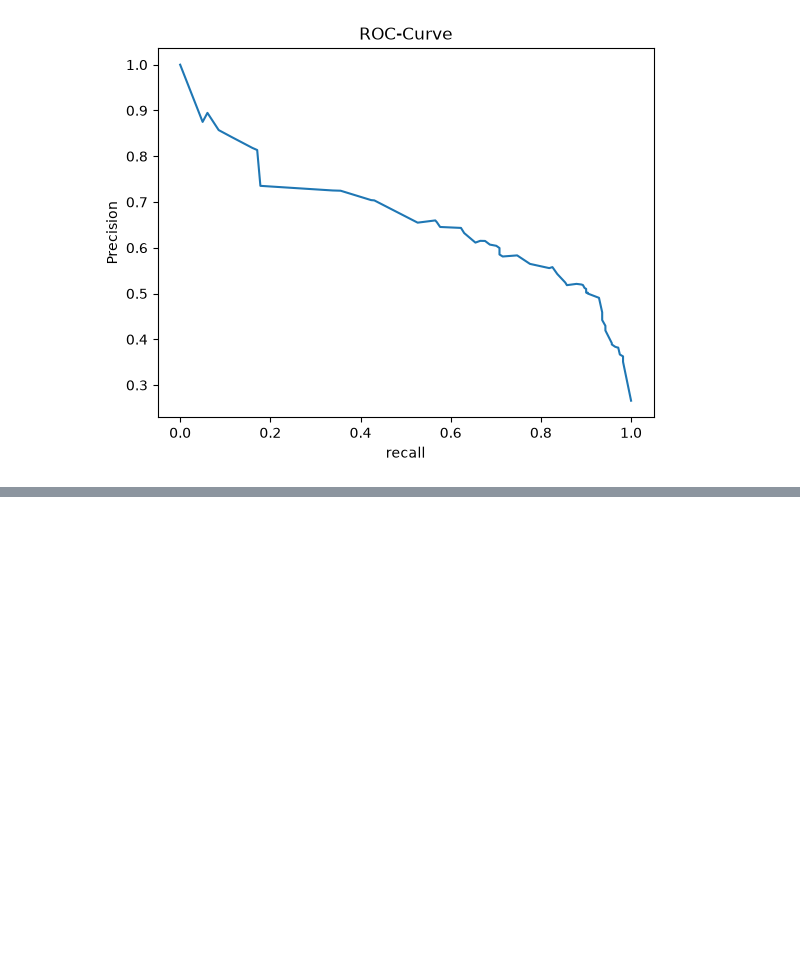
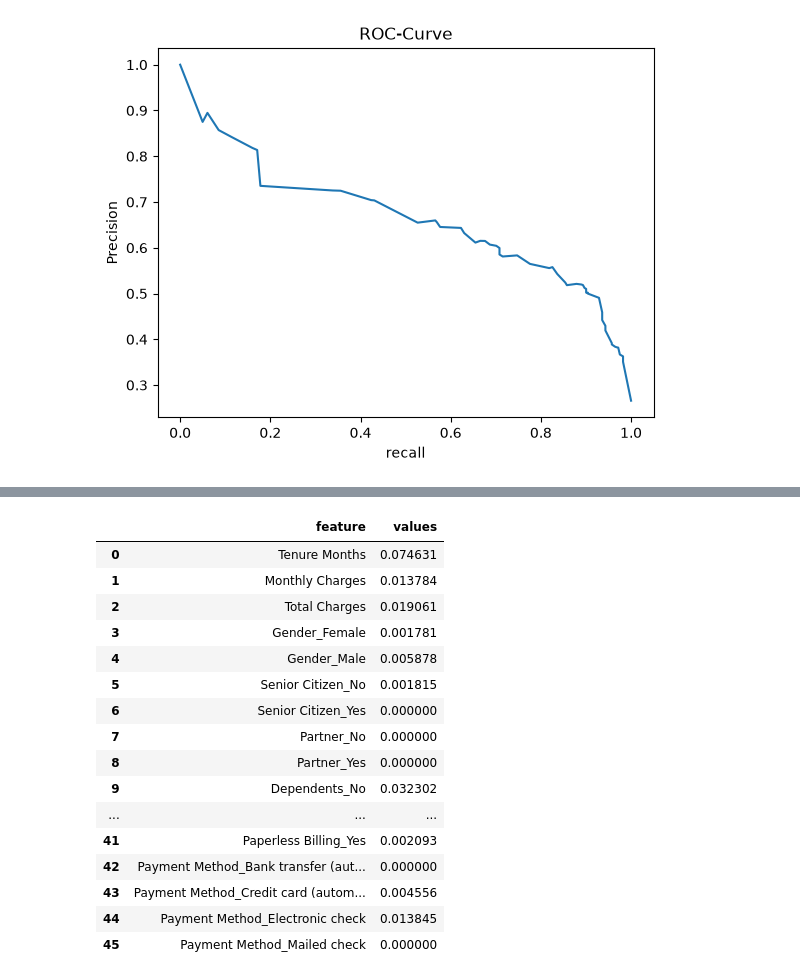
Before and after one commit to EressaMuluken/Customer-Churn-Prediction-Analytics-Dashboard, a Jupyter notebook: notebooks/Data_analysis.ipynb, the cells around one changed output, grey strips where cells are left out. Saved outputs shown, nothing was run; the diff lists cells and outputs as text; code cells hidden in the pictures; blank space fills up the shorter version.

```diff
--- a/notebooks/Data_analysis.ipynb
+++ b/notebooks/Data_analysis.ipynb
@@ -743,0 +837,25 @@ plt.show()
+# %%
+import numpy as np
+shap_feature_importance = pd.DataFrame({
+  "feature":feature_importance['names'],
+  "values": np.abs(shap_values_churn).mean(axis=0)
+})
+shap_feature_importance
+# %% [output]
+|  | feature | values |
+| 0 | Tenure Months | 0.074631 |
+| 1 | Monthly Charges | 0.013784 |
+| 2 | Total Charges | 0.019061 |
+| 3 | Gender_Female | 0.001781 |
+| 4 | Gender_Male | 0.005878 |
+| 5 | Senior Citizen_No | 0.001815 |
+| 6 | Senior Citizen_Yes | 0.000000 |
+| 7 | Partner_No | 0.000000 |
+| 8 | Partner_Yes | 0.000000 |
+| 9 | Dependents_No | 0.032302 |
+| ... | ... | ... |
+| 41 | Paperless Billing_Yes | 0.002093 |
+| 42 | Payment Method_Bank transfer (aut... | 0.000000 |
+| 43 | Payment Method_Credit card (autom... | 0.004556 |
+| 44 | Payment Method_Electronic check | 0.013845 |
+| 45 | Payment Method_Mailed check | 0.000000 |
```
Also changed, not shown: parts of 10 cells of this notebook.
